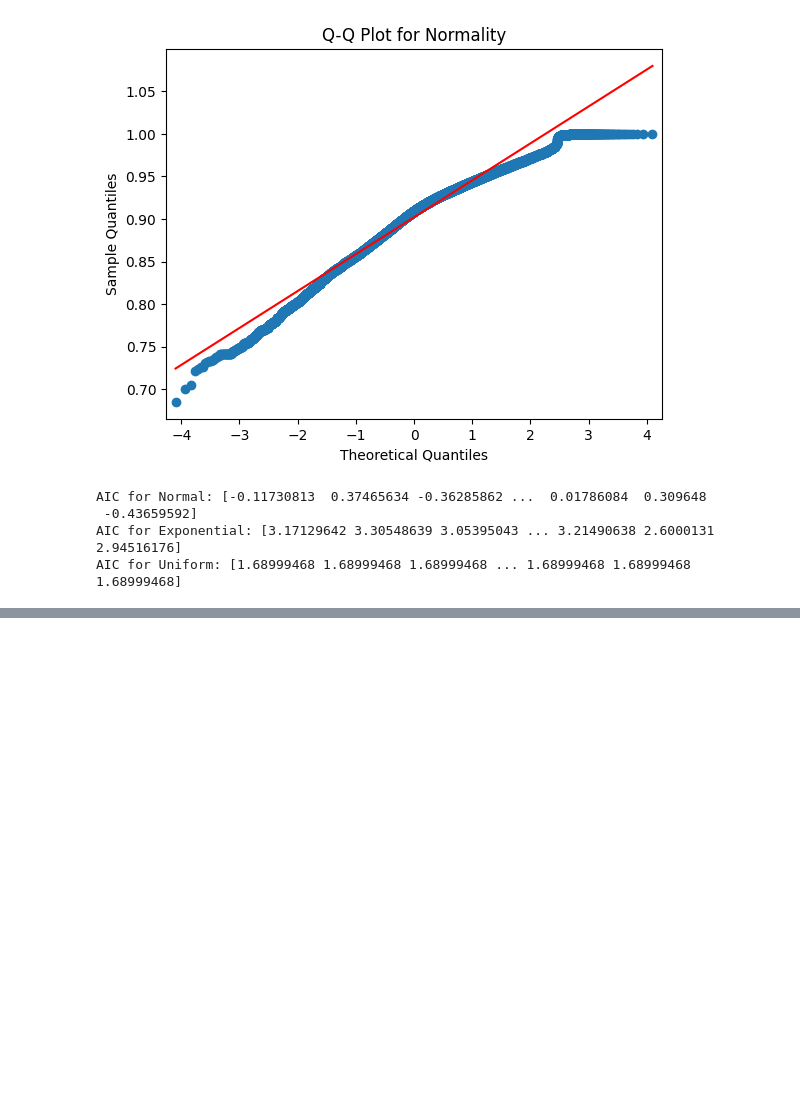
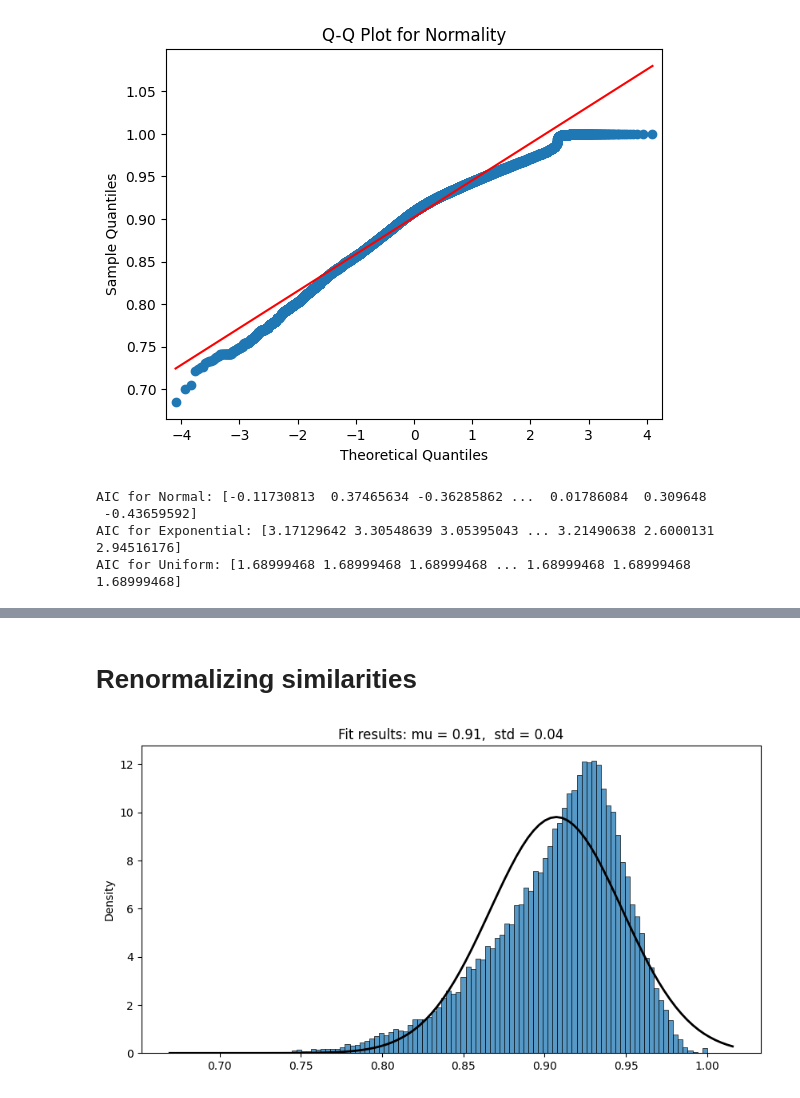
Before and after one commit to hughvd/UM-CAI-Fellowship, a Jupyter notebook: umgpt_recommender/embedding_visualizations.ipynb, the cells around one changed output, grey strips where cells are left out. Saved outputs shown, nothing was run; the diff lists cells and outputs as text; code cells hidden in the pictures; blank space fills up the shorter version.

Commit message:
new prompt for embedding recommender and bias testing

```diff
--- a/umgpt_recommender/embedding_visualizations.ipynb
+++ b/umgpt_recommender/embedding_visualizations.ipynb
@@ -271,0 +266,6 @@ AIC for Uniform: [1.68999468 1.68999468 1.68999468 ... 1.68999468 1.68999468 1.6
+# %%
+ones = np.where(np.triu(np.isclose(similarity_matrix, 1.0), k=1))
+idxs = list(zip(ones[0], ones[1]))
+# %%
+for pair in idxs:
+    print(f'{deps[pair[0]]} and {deps[pair[1]]}')
@@ -271,0 +290,6 @@ AIC for Uniform: [1.68999468 1.68999468 1.68999468 ... 1.68999468 1.68999468 1.6
+# %%
+bad_deps = set()
+for pair in idxs:
+    bad_deps.add(deps[pair[0]])
+    bad_deps.add(deps[pair[1]])
+bad_deps
@@ -271,0 +315,34 @@ AIC for Uniform: [1.68999468 1.68999468 1.68999468 ... 1.68999468 1.68999468 1.6
+# %%
+df = df[~df['department'].isin(bad_deps)]
+# %% [markdown]
+# Renormalizing similarities
+# %%
+from scipy.stats import norm, expon, uniform
+import seaborn as sns
+
+# Make similarity matrix
+matrix = [vec for vec in df['embedding']]
+# Compute cosine similarities
+similarity_matrix = cosine_similarity(matrix)
+#Find similar courses
+deps = df['department'].tolist()
+
+np.fill_diagonal(similarity_matrix, np.nan)
+upper_tri_indices = np.triu_indices_from(similarity_matrix, k=1)
+similarities = similarity_matrix[upper_tri_indices]
+
+# Fit a normal distribution
+mu, std = norm.fit(similarities)
+
+# Plot the histogram and PDF of the fitted normal distribution
+plt.figure(figsize=(10, 5))
+sns.histplot(similarities, kde=False, stat="density")
+xmin, xmax = plt.xlim()
+x = np.linspace(xmin, xmax, 100)
+p = norm.pdf(x, mu, std)
+plt.plot(x, p, 'k', linewidth=2)
+title = "Fit results: mu = %.2f,  std = %.2f" % (mu, std)
+plt.title(title)
+plt.show()
+# %% [output]
+[figure, added]
```
Also changed, not shown: parts of 7 cells of this notebook, 2 other files.
